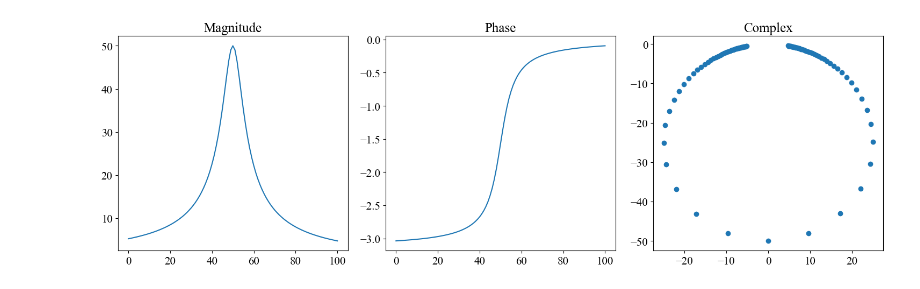
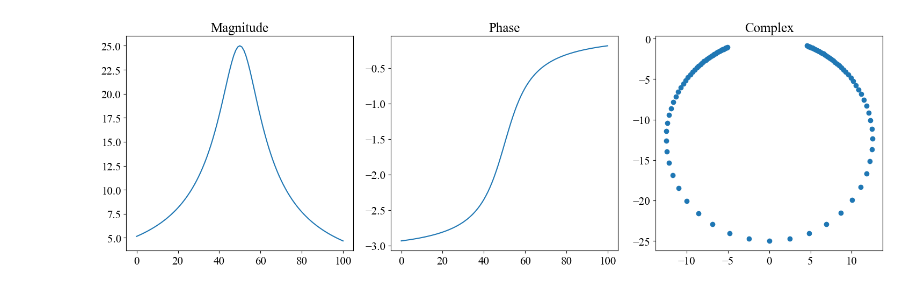
Before and after one commit to aaronvd/dipole-model-reflectarray, a Jupyter notebook: scripts/test.ipynb, the cells around one changed output. Cells and saved outputs as stored; diff of their text form; code cells hidden in the pictures.

```diff
--- a/scripts/test.ipynb
+++ b/scripts/test.ipynb
@@ -1,22 +1,23 @@
 # %%
 import numpy as np
 from matplotlib import pyplot as plt
+import scipy.constants
 import sys
 sys.path.append('..')
 from reflectarray import element
 from reflectarray.reflectarray import Reflectarray
 from reflectarray.feed import Feed
 from reflectarray.feed import PyramidalHorn
 from reflectarray.system import System
 
-C = 3E8
+C = scipy.constants.c
 f = 10E9
 lam = C/f
 
-patch1 = element.Patch(f=f, Q=50, lattice_vectors=np.array([[1, 0, 0], [0, 1, 0]]))
+patch1 = element.Patch(f=f, Q=25, lattice_vectors=np.array([[1, 0, 0], [0, 1, 0]]))
 patch1.plot()
 # %% [output]
-[figure, old version]
+[figure, new version]
 # %%
 L = 10*lam
 delta_x = lam/2
```
Also changed, not shown: parts of 8 cells of this notebook, 4 other files.
